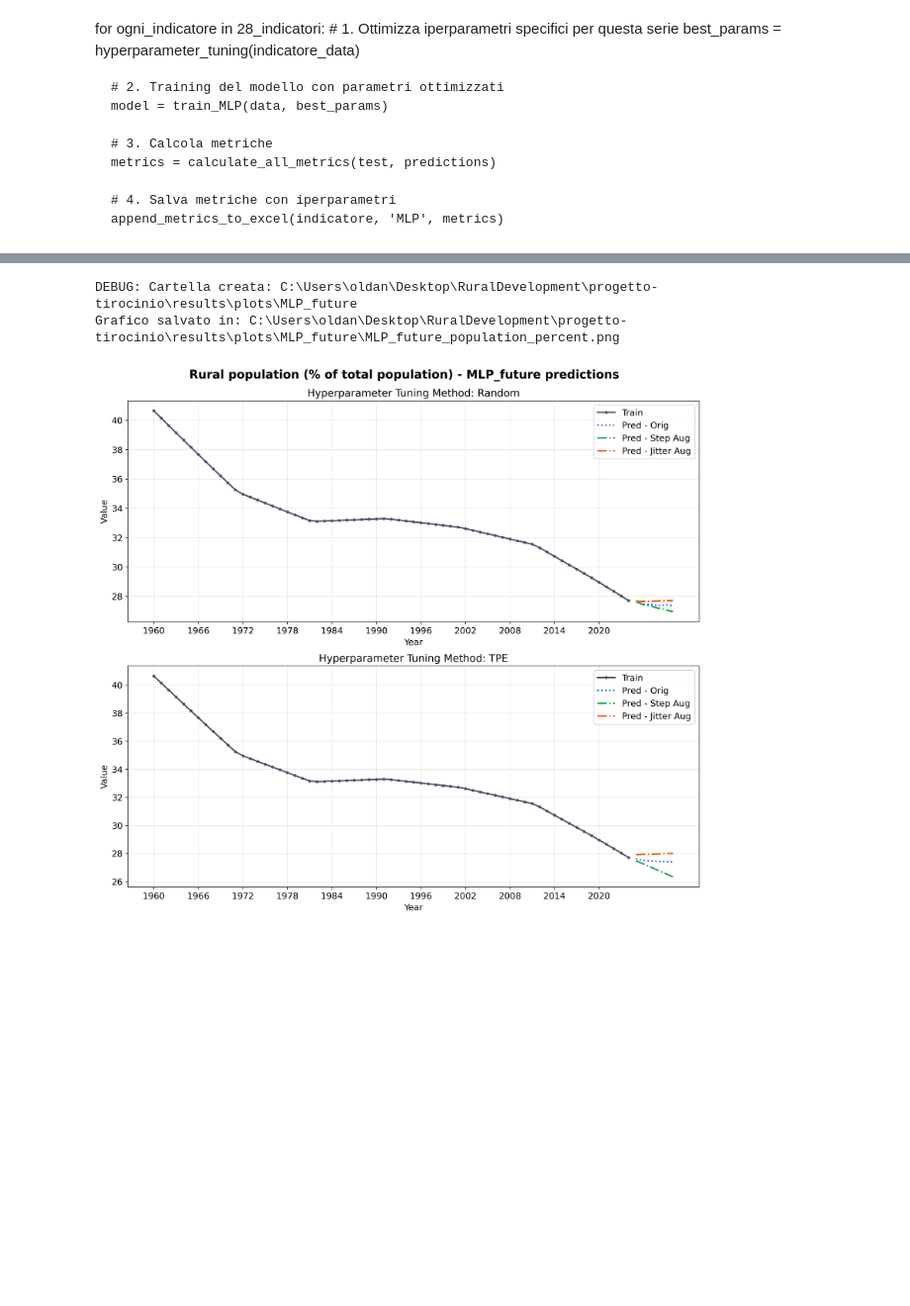
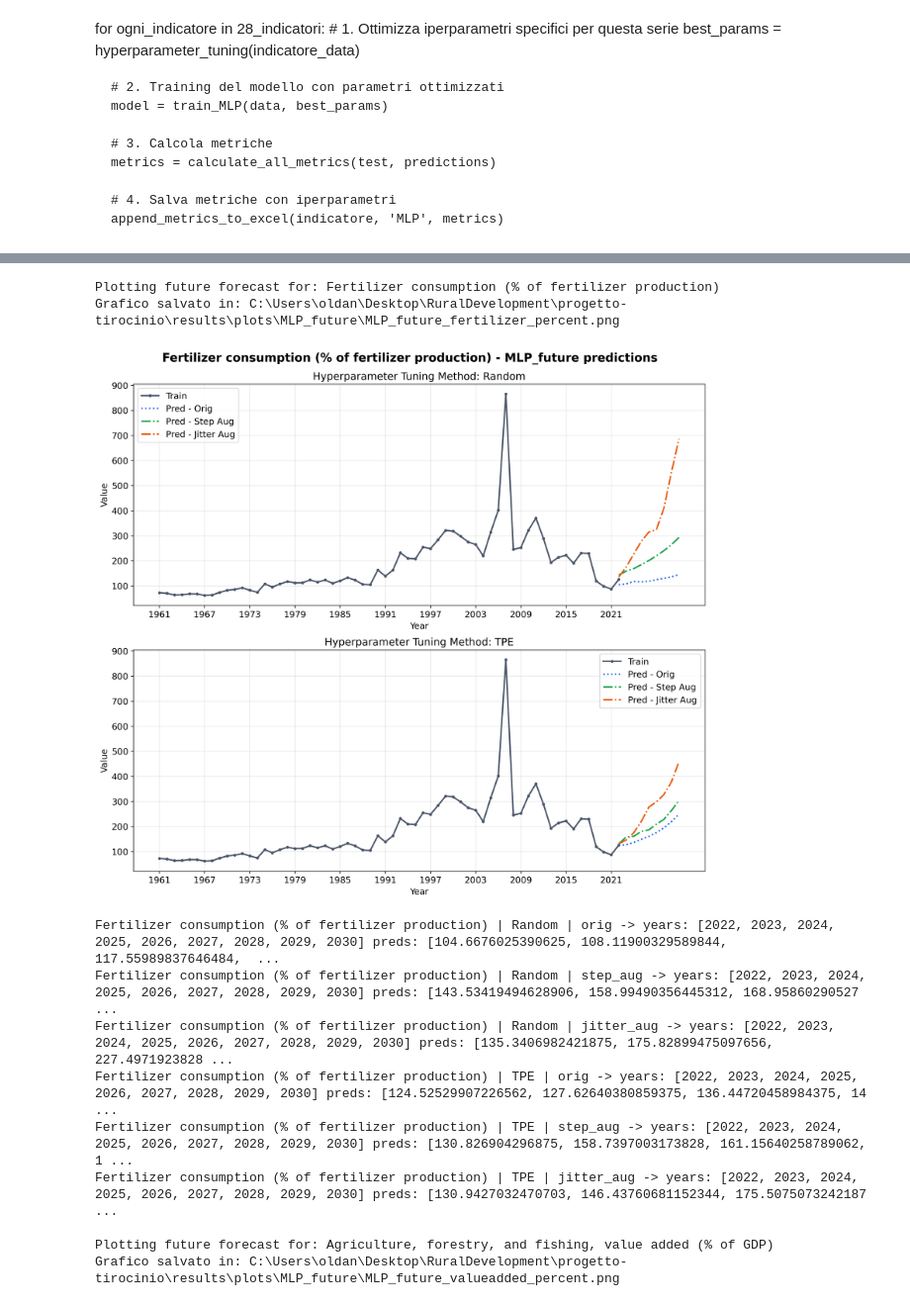
Before and after one commit to ginevraoldani/timeseries-forecasting-on-rural-development, a Jupyter notebook: notebooks/09_2_hyperparam_tuning_MLP.ipynb, the cells around one changed output, grey strips where cells are left out. Shown at 99% size. Cells and saved outputs as stored; diff of their text form; code cells hidden in the pictures; blank space fills up the shorter version.

Commit message:
debug of MLP framework

```diff
--- a/notebooks/09_2_hyperparam_tuning_MLP.ipynb
+++ b/notebooks/09_2_hyperparam_tuning_MLP.ipynb
@@ -71,7 +72,7 @@ for indicator in INDICATORS:
 
     df_step = pipe.augment_step_function(x_train_vals, y_train_vals, scale_factor=10)
     df_jitter = pipe.augment_linear_with_jitter(x_train_vals, y_train_vals, scale_factor=10, noise_level=0.05)
-    visual.plot_augmented(df_step, df_jitter, x_train_vals, y_train_vals)
+    visual.plot_augmented(indicator, df_step, df_jitter, x_train_vals, y_train_vals)
     orig_aug_subsets[indicator] = {
         'full_orig': df_temp,
         'orig_train': train_orig,
@@ -327,12 +324,15 @@ for entry in tuning_results:
         'params': params,
         'metrics': eval.compute_errors(y_test_real, y_pred_real)
     }
+    residuals, stats = eval.compute_residuals(y_test_real, y_pred_real)
+
     rep.log_experiment_results(
         indicator=entry['indicator'],
         model_type="MLP",
         config_name=f"{entry['sampler']}_{entry['dataset_type']}",
         metrics=eval.compute_errors(y_test_real, y_pred_real),
-        best_params=entry['best_params']
+        best_params=entry['best_params'],
+        residuals_stats=stats
     )
     print("DONE")
 print("Refitting Completato. Anni salvati correttamente.")
@@ -409,14 +479,19 @@ future_predictions_dict = {}
 for indicator in INDICATORS:
     LAST_DATA_YEAR = int(orig_aug_subsets[indicator]['full_orig']['Year'].iloc[-1])
     TARGET_YEAR = 2030
-    STEPS_AHEAD = TARGET_YEAR - LAST_DATA_YEAR
-    future_years = np.arange(LAST_DATA_YEAR + 1, TARGET_YEAR + 1)
+    # Start prediction horizon from the indicator's own last data year (inclusive)
+    future_years = np.arange(LAST_DATA_YEAR, TARGET_YEAR + 1)
+    STEPS_AHEAD = len(future_years)
 
     if indicator not in future_predictions_dict:
         future_predictions_dict[indicator] = {}
 
     print(f"Forecasting for period: {future_years[0]}-{future_years[-1]}")
     for entry in tuning_results:
+        # Ensure we only use tuning results that belong to the current indicator
+        if entry['indicator'] != indicator:
+            continue
+
         ind = entry['indicator']
         cat = entry['dataset_type']
         params = entry['best_params']
@@ -483,13 +565,39 @@ Forecasting Rural population (% of total population) (TPE, jitter_aug)
 # %%
-visual.plot_nn_predictions(
-    indicator,
-    future_predictions_dict,
-    train_orig,
-    val_orig,
-    test_orig,
-    model_name="MLP"
-)
+for indicator in future_predictions_dict:
+    try:
+        train_orig = orig_aug_subsets[indicator]['orig_train']
+        val_orig = orig_aug_subsets[indicator]['orig_val']
+        test_orig = orig_aug_subsets[indicator]['orig_test']
+    except KeyError:
+        print(f"Skipping {indicator}: missing original subsets")
+        continue
+
+    print(f"\nPlotting future forecast for: {indicator}")
+    visual.plot_nn_predictions(
+        indicator,
+        future_predictions_dict,
+        train_orig,
+        val_orig,
+        test_orig,
+        model_name="MLP_future"
+    )
+
+    # print corresponding future years and predictions for clarity
+    for sampler, cats in future_predictions_dict[indicator].items():
+        for cat, pred in cats.items():
+            yrs = pred["years"]
+            vals = pred["y_pred"]
+            print(f"{indicator} | {sampler} | {cat} -> years: {yrs.tolist()} preds: {np.round(vals, 4).tolist()}")
 # %% [output]
-DEBUG: Cartella creata: C:\Users\oldan\Desktop\RuralDevelopment\progetto-tirocinio\results\plots\MLP_future
-Grafico salvato in: C:\Users\oldan\Desktop\RuralDevelopment\progetto-tirocinio\results\plots\MLP_future\MLP_future_population_percent.png
+Plotting future forecast for: Fertilizer consumption (% of fertilizer production)
+Grafico salvato in: C:\Users\oldan\Desktop\RuralDevelopment\progetto-tirocinio\results\plots\MLP_future\MLP_future_fertilizer_percent.png
-[figure, old version]
+[figure, new version]
+Fertilizer consumption (% of fertilizer production) | Random | orig -> years: [2022, 2023, 2024, 2025, 2026, 2027, 2028, 2029, 2030] preds: [104.6676025390625, 108.11900329589844, 117.55989837646484,  ...
+Fertilizer consumption (% of fertilizer production) | Random | step_aug -> years: [2022, 2023, 2024, 2025, 2026, 2027, 2028, 2029, 2030] preds: [143.53419494628906, 158.99490356445312, 168.95860290527 ...
+Fertilizer consumption (% of fertilizer production) | Random | jitter_aug -> years: [2022, 2023, 2024, 2025, 2026, 2027, 2028, 2029, 2030] preds: [135.3406982421875, 175.82899475097656, 227.4971923828 ...
+Fertilizer consumption (% of fertilizer production) | TPE | orig -> years: [2022, 2023, 2024, 2025, 2026, 2027, 2028, 2029, 2030] preds: [124.52529907226562, 127.62640380859375, 136.44720458984375, 14 ...
+Fertilizer consumption (% of fertilizer production) | TPE | step_aug -> years: [2022, 2023, 2024, 2025, 2026, 2027, 2028, 2029, 2030] preds: [130.826904296875, 158.7397003173828, 161.15640258789062, 1 ...
+Fertilizer consumption (% of fertilizer production) | TPE | jitter_aug -> years: [2022, 2023, 2024, 2025, 2026, 2027, 2028, 2029, 2030] preds: [130.9427032470703, 146.43760681152344, 175.5075073242187 ...
+
+Plotting future forecast for: Agriculture, forestry, and fishing, value added (% of GDP)
+Grafico salvato in: C:\Users\oldan\Desktop\RuralDevelopment\progetto-tirocinio\results\plots\MLP_future\MLP_future_valueadded_percent.png
```
Also changed, not shown: parts of 9 cells of this notebook, 34 other files.
